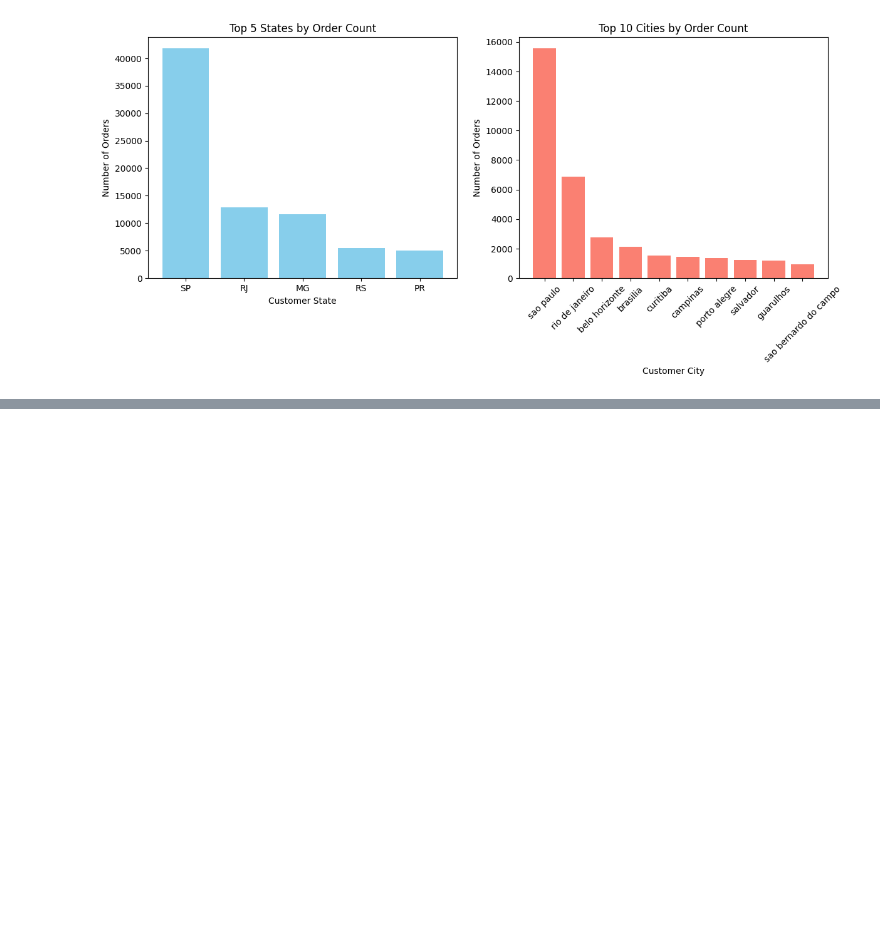
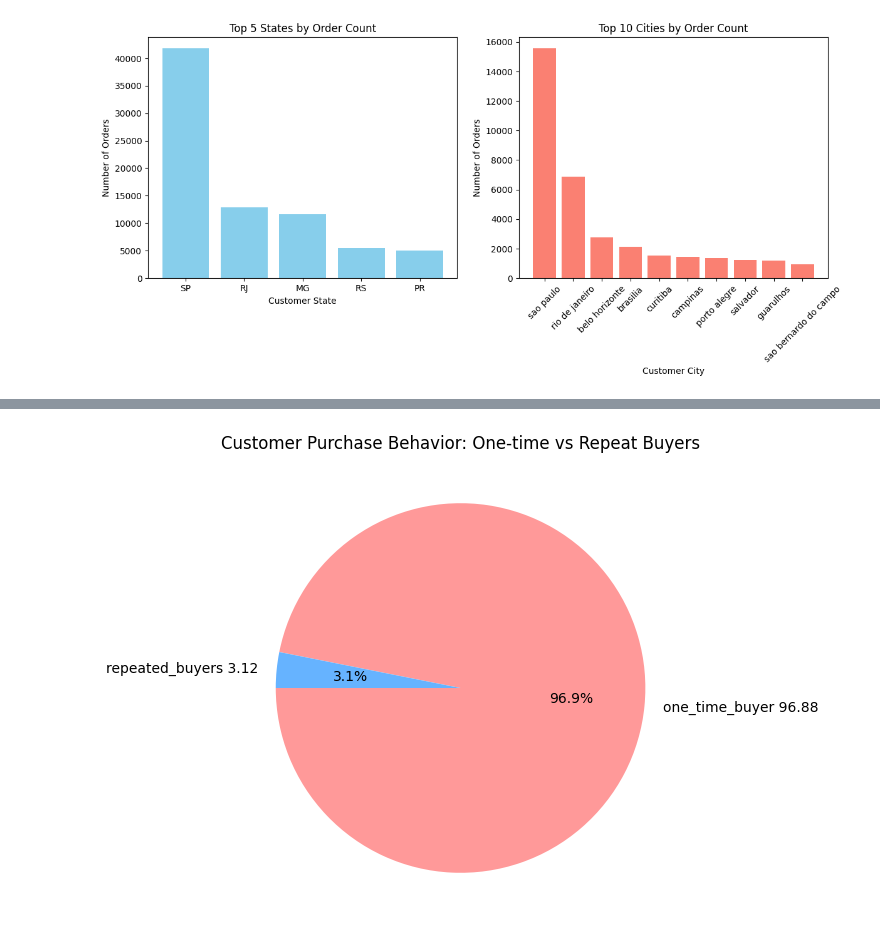
Before and after one commit to taruny088/olist_DA, a Jupyter notebook: Data_analysis/eda.ipynb, the cells around one changed output, grey strips where cells are left out. Saved outputs shown, nothing was run; the diff lists cells and outputs as text; code cells hidden in the pictures; blank space fills up the shorter version.

```diff
--- a/Data_analysis/eda.ipynb
+++ b/Data_analysis/eda.ipynb
@@ -107,4 +117,20 @@ fff22793223fe80c97a8fd02ac5c6295     1
 Name: order_id, Length: 96096, dtype: int64
 # %%
-customers.head()
+customers_orders= mdf.groupby('customer_unique_id')['order_id'].count()
+
+one_time_buyer= (customers_orders==1).sum()
+repeated_buyers = (customers_orders>1).sum()
+total_cust= one_time_buyer+repeated_buyers
+
+one_time_pct= round((one_time_buyer/total_cust)*100, 2)
+repeated_pct= round((repeated_buyers/total_cust)*100, 2)
+
+labels =[f'one_time_buyer {one_time_pct}', f'repeated_buyers {repeated_pct}']
+sizes= [one_time_buyer, repeated_buyers]
+
+plt.figure(figsize=(6,6))
+plt.pie(sizes, labels=labels, autopct='%1.1f%%',
+    startangle=180,colors = ['#ff9999','#66b3ff'])
+plt.title('Customer Purchase Behavior: One-time vs Repeat Buyers')
+plt.show()
 # %% [output]
@@ -116,0 +137 @@ customers.head()
+[figure, added]
```
Also changed, not shown: parts of 3 cells of this notebook.
